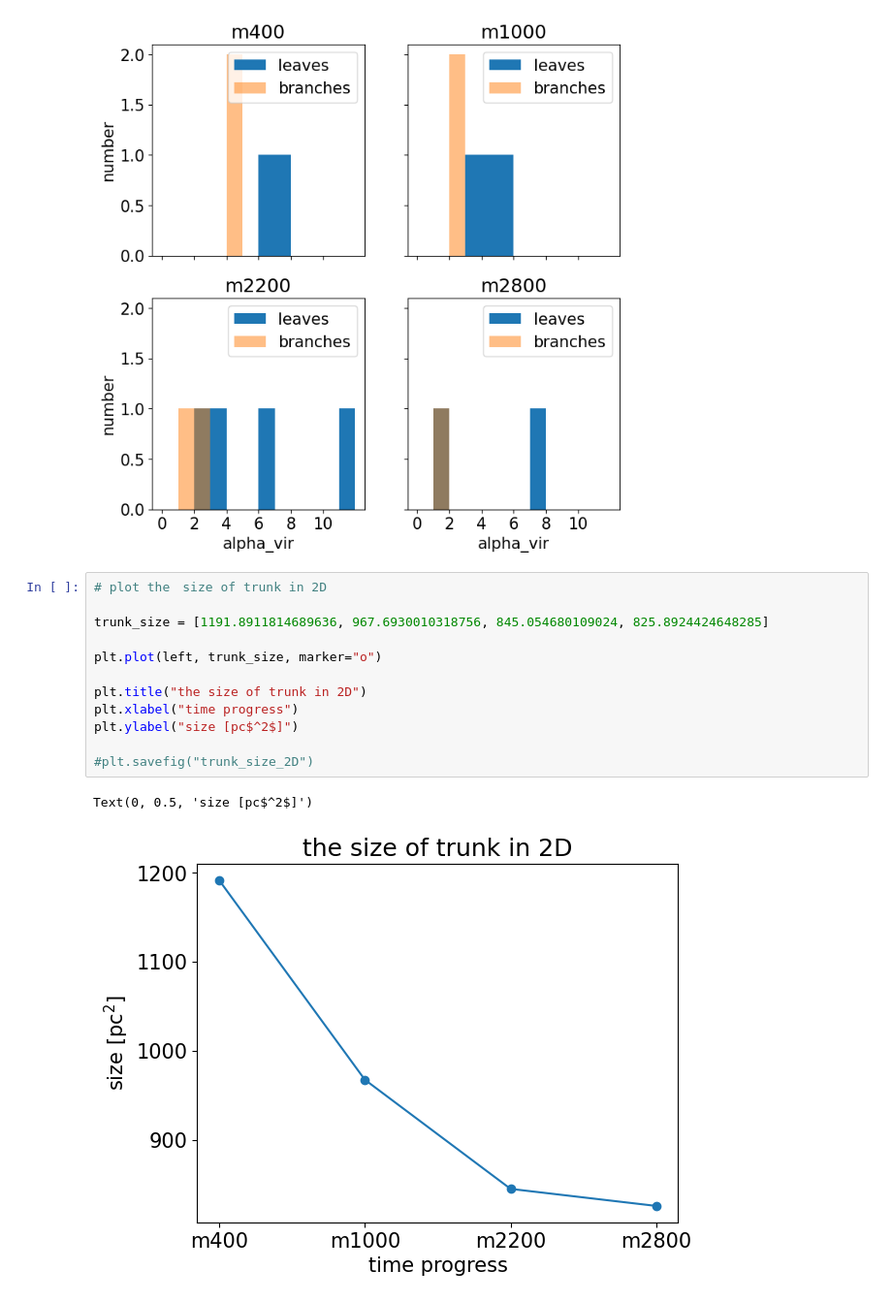
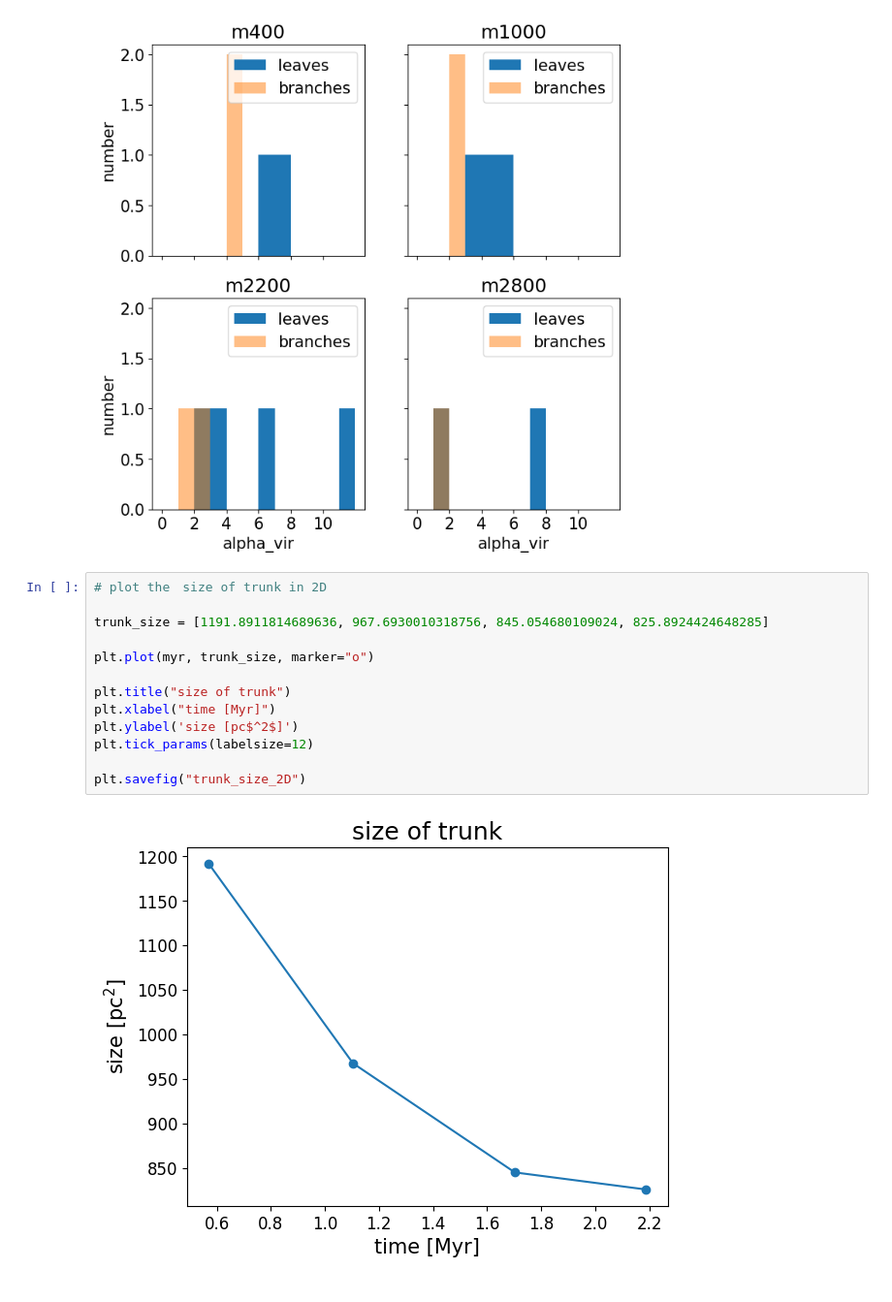
Before and after one commit to kotora260/StarGen, a Jupyter notebook: discuss_2D.ipynb, the cells around one changed output. Shown at 97% size. Saved outputs shown, nothing was run; the diff lists cells and outputs as text.

```diff
--- a/discuss_2D.ipynb
+++ b/discuss_2D.ipynb
@@ -170,18 +171,18 @@ axes[1, 1].legend()
 # %%
 # plot the　size of trunk in 2D
 
 trunk_size = [1191.8911814689636, 967.6930010318756, 845.054680109024, 825.8924424648285]
 
-plt.plot(left, trunk_size, marker="o")
+plt.plot(myr, trunk_size, marker="o")
 
-plt.title("the size of trunk in 2D")
-plt.xlabel("time progress")
-plt.ylabel("size [pc$^2$]")
+plt.title("size of trunk")
+plt.xlabel("time [Myr]")
+plt.ylabel('size [pc$^2$]')
+plt.tick_params(labelsize=12)
 
-#plt.savefig("trunk_size_2D")
+plt.savefig("trunk_size_2D")
 # %% [output]
-Text(0, 0.5, 'size [pc$^2$]')
-[figure, old version]
+[figure, new version]
 # %%
 # plot the mass and virial mass of trunk in 2D
 
```
Also changed, not shown: parts of 7 cells of this notebook.
